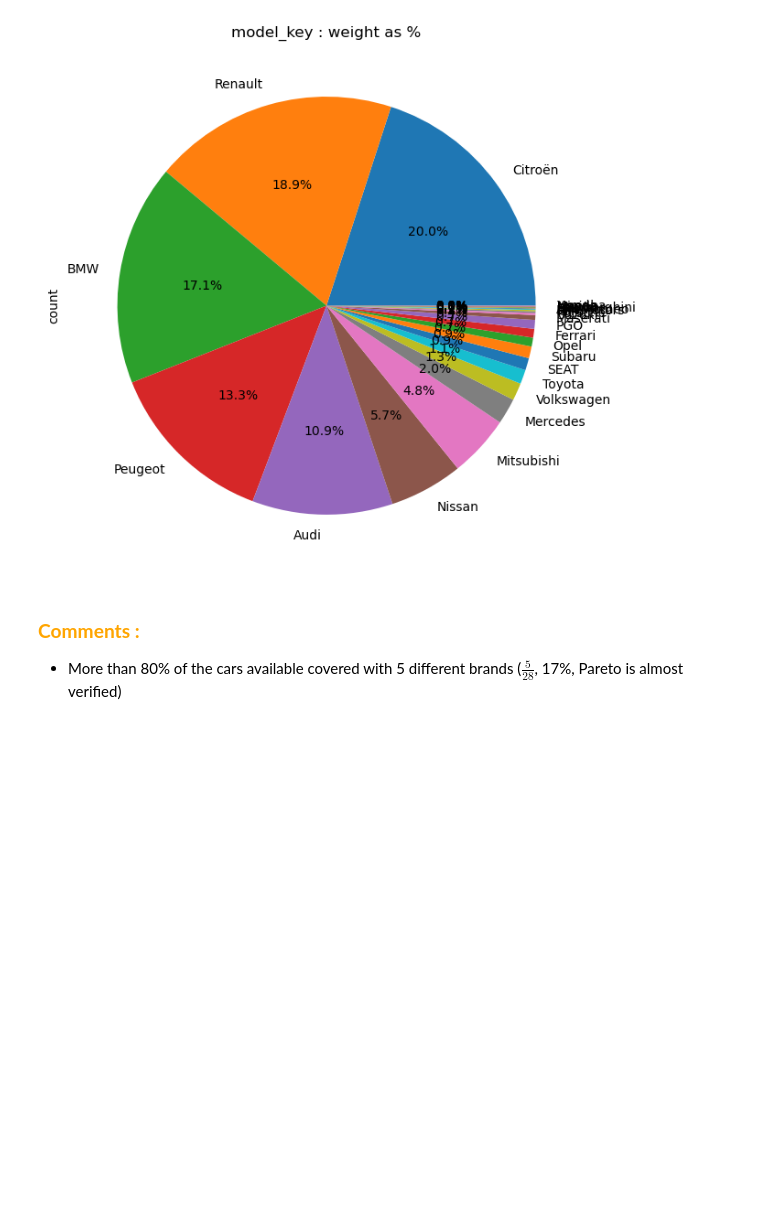
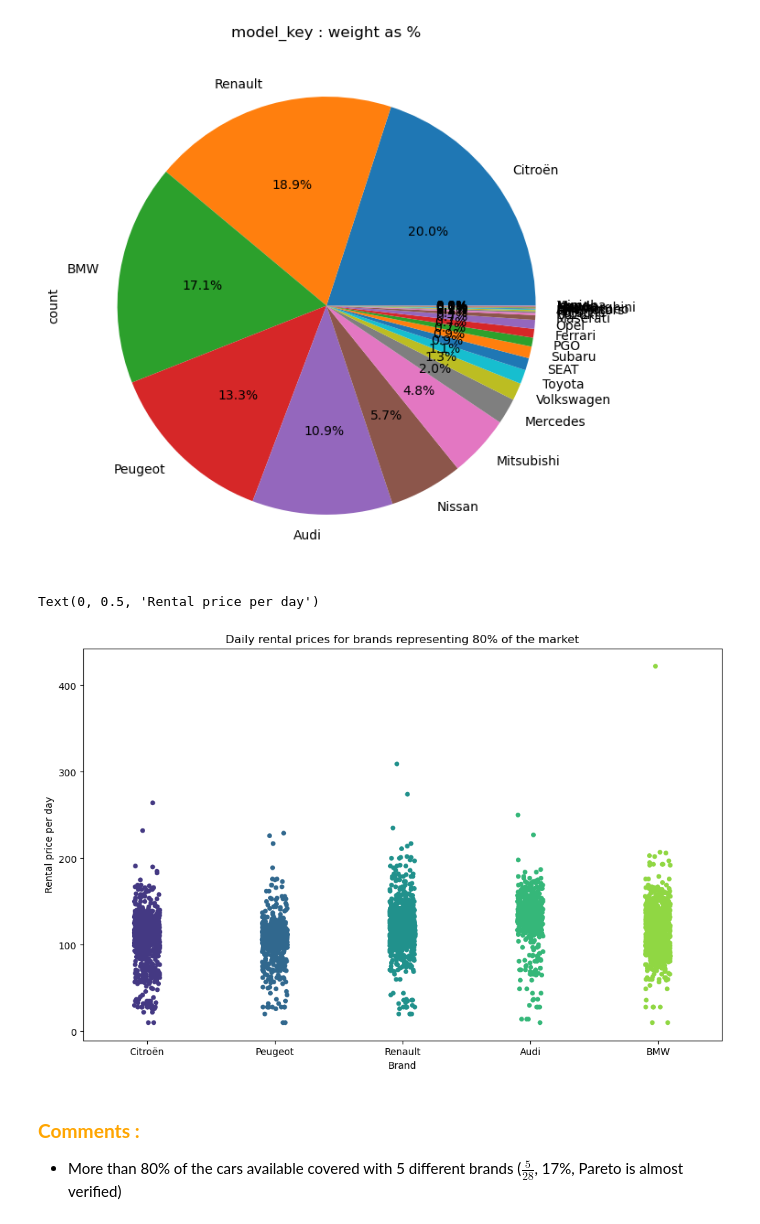
Before and after one commit to 40tude/02_Data-Science_Fullstack_march_2024, a Jupyter notebook: 08_deployment/99_Project_getaround/03_getarround_pricing.ipynb, the cells around one changed output. Cells and saved outputs as stored; diff of their text form; code cells hidden in the pictures; blank space fills up the shorter version.

```diff
--- a/08_deployment/99_Project_getaround/03_getarround_pricing.ipynb
+++ b/08_deployment/99_Project_getaround/03_getarround_pricing.ipynb
@@ -377,6 +379,17 @@ counts = df["model_key"].value_counts()
 _ = counts.plot.pie(title="model_key : weight as %", autopct="%1.1f%%", figsize=(k_Width, k_Height))
 # %% [output]
 [figure]
+# %%
+df_tmp = df[df["model_key"].isin(["Citroën", "Renault", "BMW", "Peugeot", "Audi"])]
+fig, ax = plt.subplots(figsize=(k_Width,k_Height))
+# sns.swarmplot(df_tmp, x="model_key", y="rental_price_per_day", palette="viridis", hue="model_key")
+sns.stripplot(df_tmp, x="model_key", y="rental_price_per_day", palette="viridis", hue="model_key")
+ax.set_title("Daily rental prices for brands representing 80% of the market")
+ax.set_xlabel("Brand")
+ax.set_ylabel("Rental price per day")
+# %% [output]
+Text(0, 0.5, 'Rental price per day')
+[figure, added]
 # %% [markdown]
 ### <span style="color:orange"><b>Comments :</b></span>
 * More than 80% of the cars available covered with 5 different brands ($\frac{5}{28}$, 17%, Pareto is almost verified)
```
Also changed, not shown: parts of 6 cells of this notebook, 6 other files.
